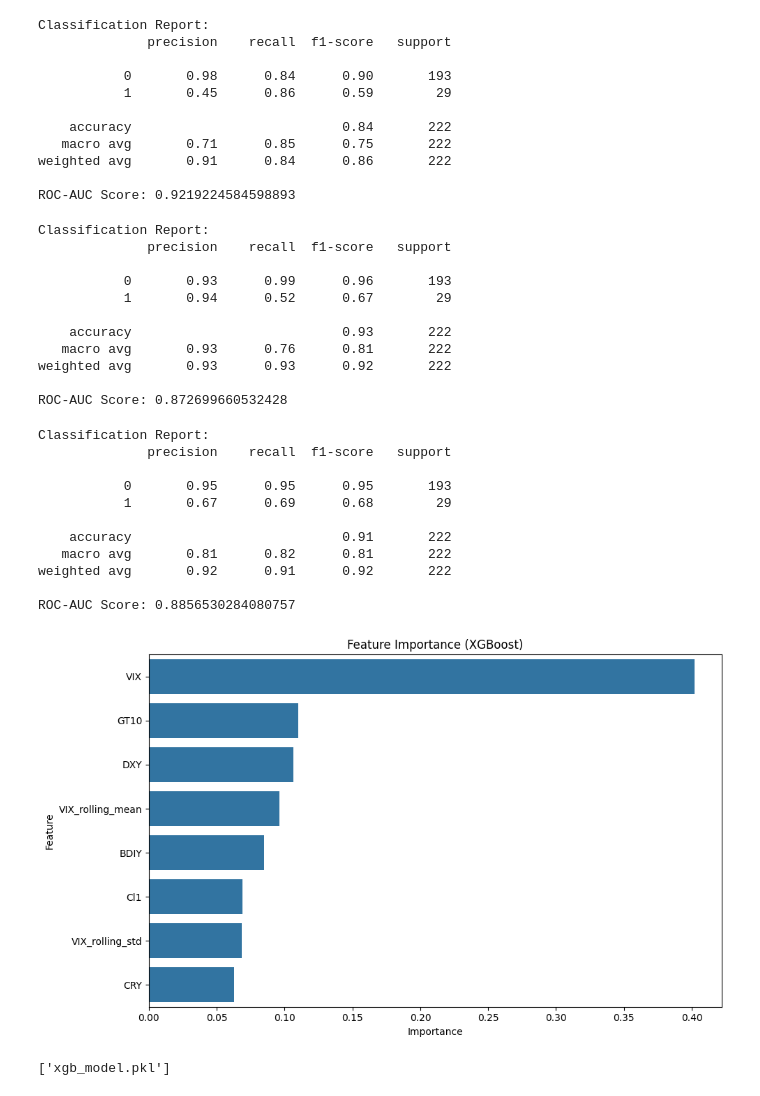
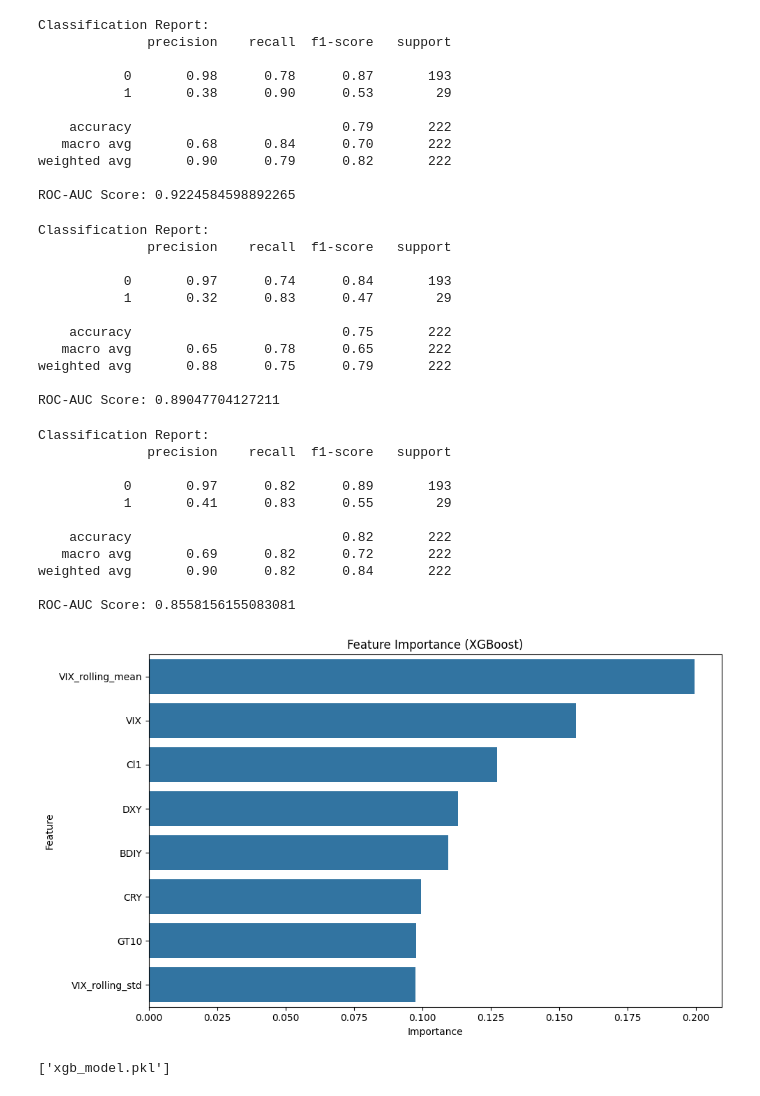
Before and after one commit to YazanYahya/market-anomaly-detector, a Jupyter notebook: colab/market_anomaly_detector.ipynb, the cells around one changed output. Saved outputs shown, nothing was run; the diff lists cells and outputs as text; code cells hidden in the pictures.

Commit message:
Fix: Addressed CR feedback - calculate moving average post data split and fine-tune hyperparameters

```diff
--- a/colab/market_anomaly_detector.ipynb
+++ b/colab/market_anomaly_detector.ipynb
@@ -102,8 +114,9 @@ dtype: float64
 # Train Logistic Regression model
 lr_model = LogisticRegression(
     random_state=42,
-    solver='liblinear',  # Suitable for smaller datasets
-    class_weight='balanced'  # Adjust weights for imbalanced classes
+    penalty='l1',
+    solver='liblinear',
+    class_weight='balanced'
 )
 
 # Train the model
@@ -121,18 +134,22 @@ print("ROC-AUC Score:", roc_auc_score(y_test, y_prob))
 Classification Report:
               precision    recall  f1-score   support
 
-           0       0.98      0.84      0.90       193
-           1       0.45      0.86      0.59        29
+           0       0.98      0.78      0.87       193
+           1       0.38      0.90      0.53        29
 
-    accuracy                           0.84       222
-   macro avg       0.71      0.85      0.75       222
-weighted avg       0.91      0.84      0.86       222
+    accuracy                           0.79       222
+   macro avg       0.68      0.84      0.70       222
+weighted avg       0.90      0.79      0.82       222
 
-ROC-AUC Score: 0.9219224584598893
+ROC-AUC Score: 0.9224584598892265
 # %%
 # Train Random Forest model
 rf_model = RandomForestClassifier(
-    class_weight='balanced'  # Adjust weights for imbalanced classes
+    class_weight='balanced',
+    min_samples_leaf=40,
+    min_samples_split=10,
+    max_depth=None,
+    n_estimators=100
 )
 
 # Train the model
@@ -150,17 +167,24 @@ print("ROC-AUC Score:", roc_auc_score(y_test, y_prob))
 Classification Report:
               precision    recall  f1-score   support
 
-           0       0.93      0.99      0.96       193
-           1       0.94      0.52      0.67        29
+           0       0.97      0.74      0.84       193
+           1       0.32      0.83      0.47        29
 
-    accuracy                           0.93       222
-   macro avg       0.93      0.76      0.81       222
-weighted avg       0.93      0.93      0.92       222
+    accuracy                           0.75       222
+   macro avg       0.65      0.78      0.65       222
+weighted avg       0.88      0.75      0.79       222
 
-ROC-AUC Score: 0.872699660532428
+ROC-AUC Score: 0.89047704127211
 # %%
 # Train XGBoost model
-xgb_model = xgb.XGBClassifier(random_state=42, eval_metric='logloss')
+xgb_model = xgb.XGBClassifier(
+    random_state=42,
+    n_estimators=150,
+    max_depth=10,
+    learning_rate=0.3,
+    subsample=0.3,
+    colsample_bytree=0.9
+  )
 
 # Train the model
 xgb_model.fit(X_train, y_train)
@@ -171,40 +195,40 @@ y_prob = xgb_model.predict_proba(X_test)[:, 1]
 
 # Evaluate performance
 print("Classification Report:")
 print(classification_report(y_test, y_pred))
 print("ROC-AUC Score:", roc_auc_score(y_test, y_prob))
 
 # Feature importance
 importances = xgb_model.feature_importances_
 feature_importance_df = pd.DataFrame({
     'Feature': selected_features,
     'Importance': importances
 }).sort_values(by='Importance', ascending=False)
 
 # Plot feature importance
 plt.figure(figsize=(10, 6))
 sns.barplot(x='Importance', y='Feature', data=feature_importance_df)
 plt.title('Feature Importance (XGBoost)')
 plt.xlabel('Importance')
 plt.ylabel('Feature')
 plt.tight_layout()
 plt.show()
 
 # Save the trained model to a file
 joblib.dump(xgb_model, 'xgb_model.pkl')
 # %% [output]
 Classification Report:
               precision    recall  f1-score   support
 
-           0       0.95      0.95      0.95       193
-           1       0.67      0.69      0.68        29
+           0       0.97      0.82      0.89       193
+           1       0.41      0.83      0.55        29
 
-    accuracy                           0.91       222
-   macro avg       0.81      0.82      0.81       222
-weighted avg       0.92      0.91      0.92       222
+    accuracy                           0.82       222
+   macro avg       0.69      0.82      0.72       222
+weighted avg       0.90      0.82      0.84       222
 
-ROC-AUC Score: 0.8856530284080757
+ROC-AUC Score: 0.8558156155083081
-[figure, old version]
+[figure, new version]
 ['xgb_model.pkl']
 # %%
 # Train Isolation Forest model
```
Also changed, not shown: parts of 2 cells of this notebook.
